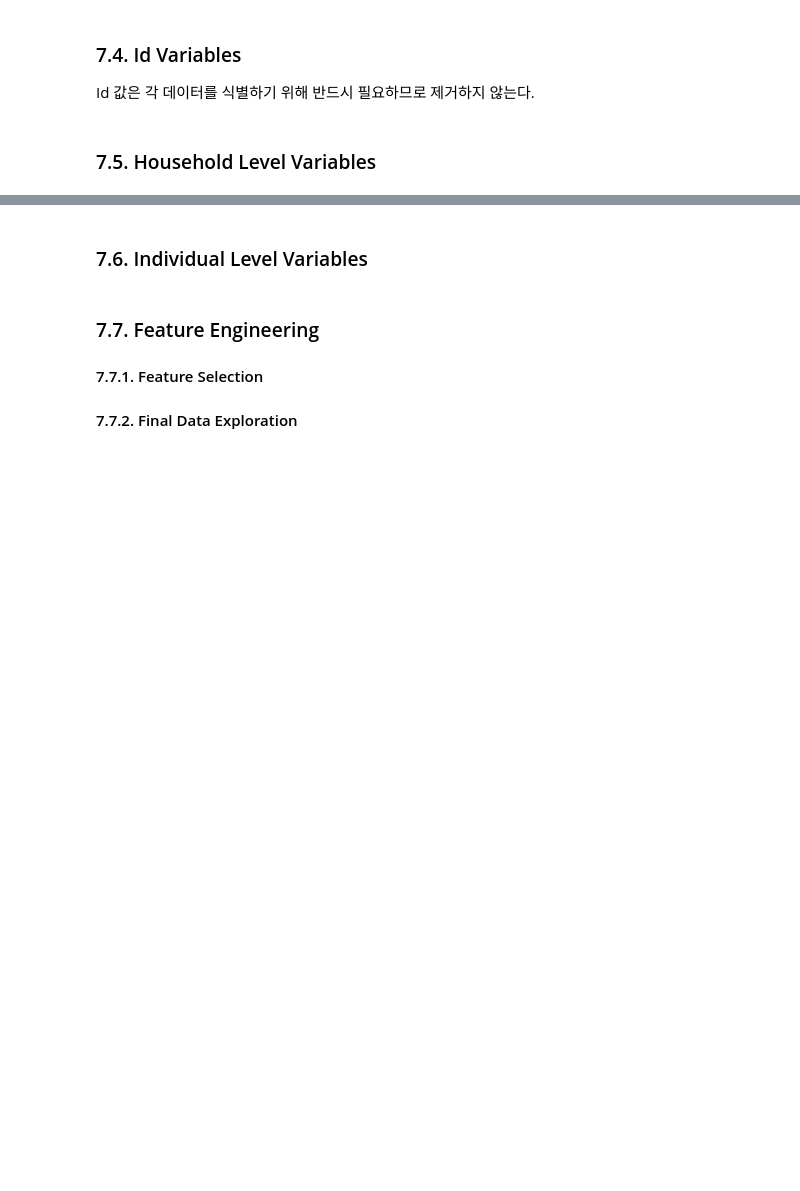
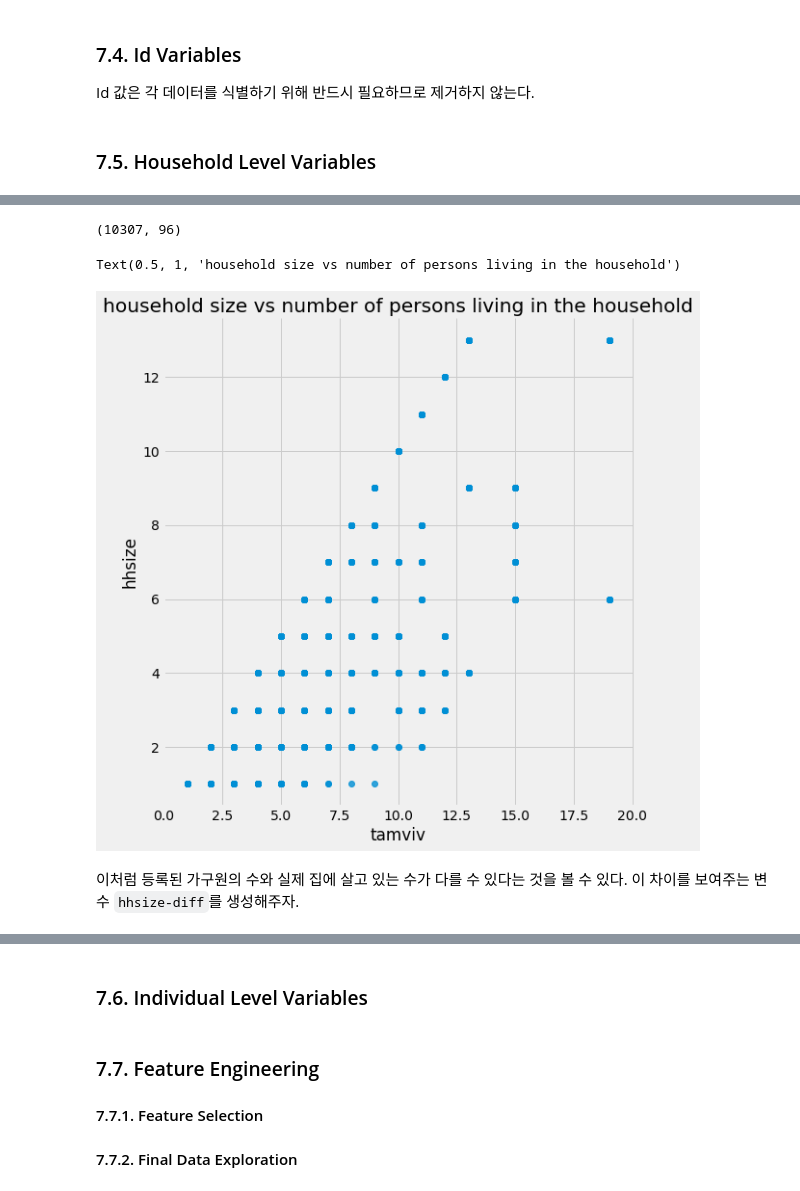
Before and after one commit to CoodingPenguin/kaggle-newbie, a Jupyter notebook: 4_costa_rican_household_poverty_level/1_a-complete-introduction-and-walkthrough_willkoehrsen/2_a-complete-introduction-and-walkthrough_willkoehrsen_2020-08-28.ipynb, the cells around one changed output, grey strips where cells are left out. Saved outputs shown, nothing was run; the diff lists cells and outputs as text; code cells hidden in the pictures; blank space fills up the shorter version.

```diff
--- a/4_costa_rican_household_poverty_level/1_a-complete-introduction-and-walkthrough_willkoehrsen/2_a-complete-introduction-and-walkthrough_willkoehrsen_2020-08-28.ipynb
+++ b/4_costa_rican_household_poverty_level/1_a-complete-introduction-and-walkthrough_willkoehrsen/2_a-complete-introduction-and-walkthrough_willkoehrsen_2020-08-28.ipynb
@@ -796,0 +899,14 @@ Id 값은 각 데이터를 식별하기 위해 반드시 필요하므로 제거
+# %%
+heads = heads.drop(columns=['tamhog', 'hogar_total', 'r4t3'])
+heads.shape
+# %% [output]
+(10307, 96)
+# %%
+# tamviv와 hhsize의 분포 - scatterplot
+sns.lmplot('tamviv', 'hhsize', data, fit_reg=False, size=8)
+plt.title('household size vs number of persons living in the household')
+# %% [output]
+Text(0.5, 1, 'household size vs number of persons living in the household')
+[figure, added]
+# %% [markdown]
+이처럼 등록된 가구원의 수와 실제 집에 살고 있는 수가 다를 수 있다는 것을 볼 수 있다. 이 차이를 보여주는 변수 `hhsize-diff`를 생성해주자.
```
Also changed, not shown: parts of 53 cells of this notebook.
